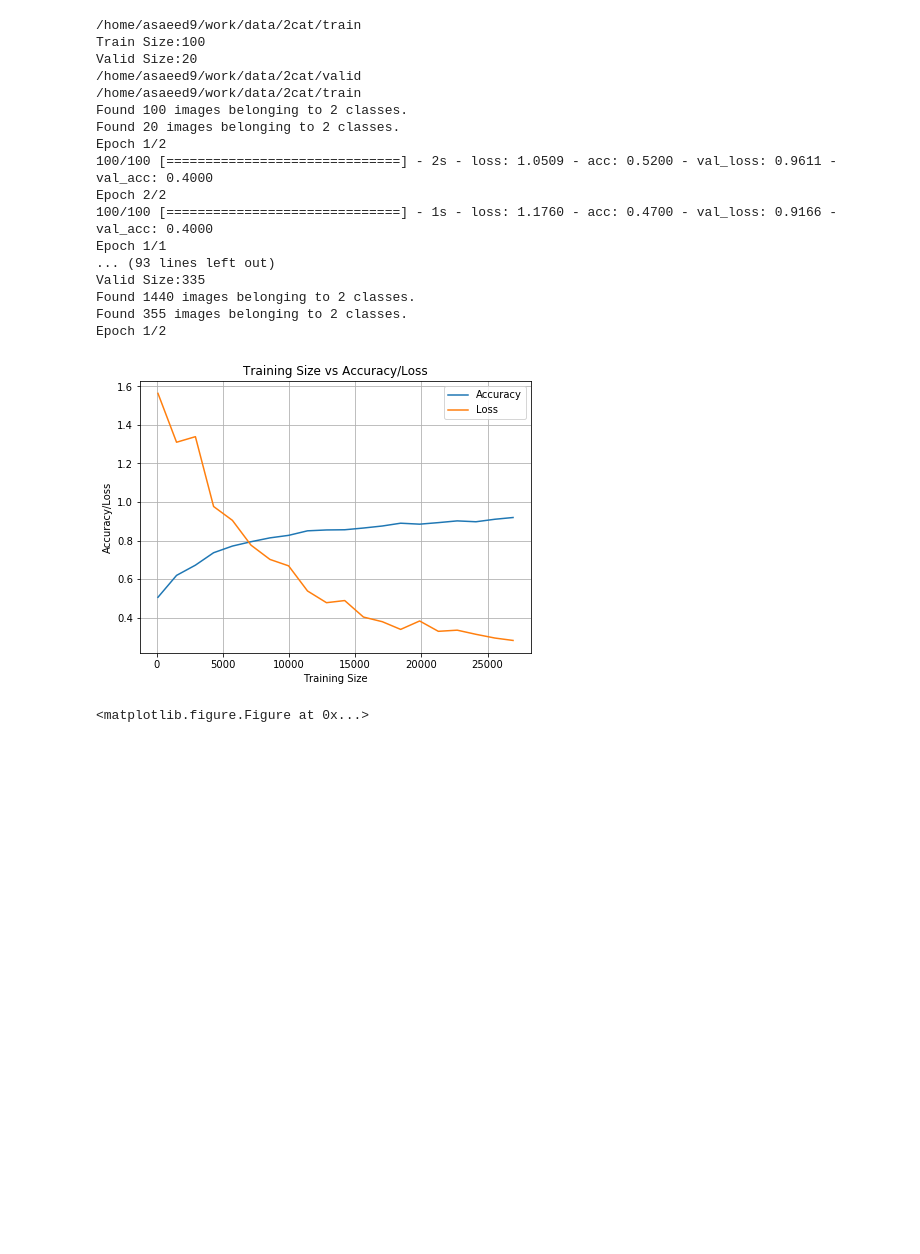
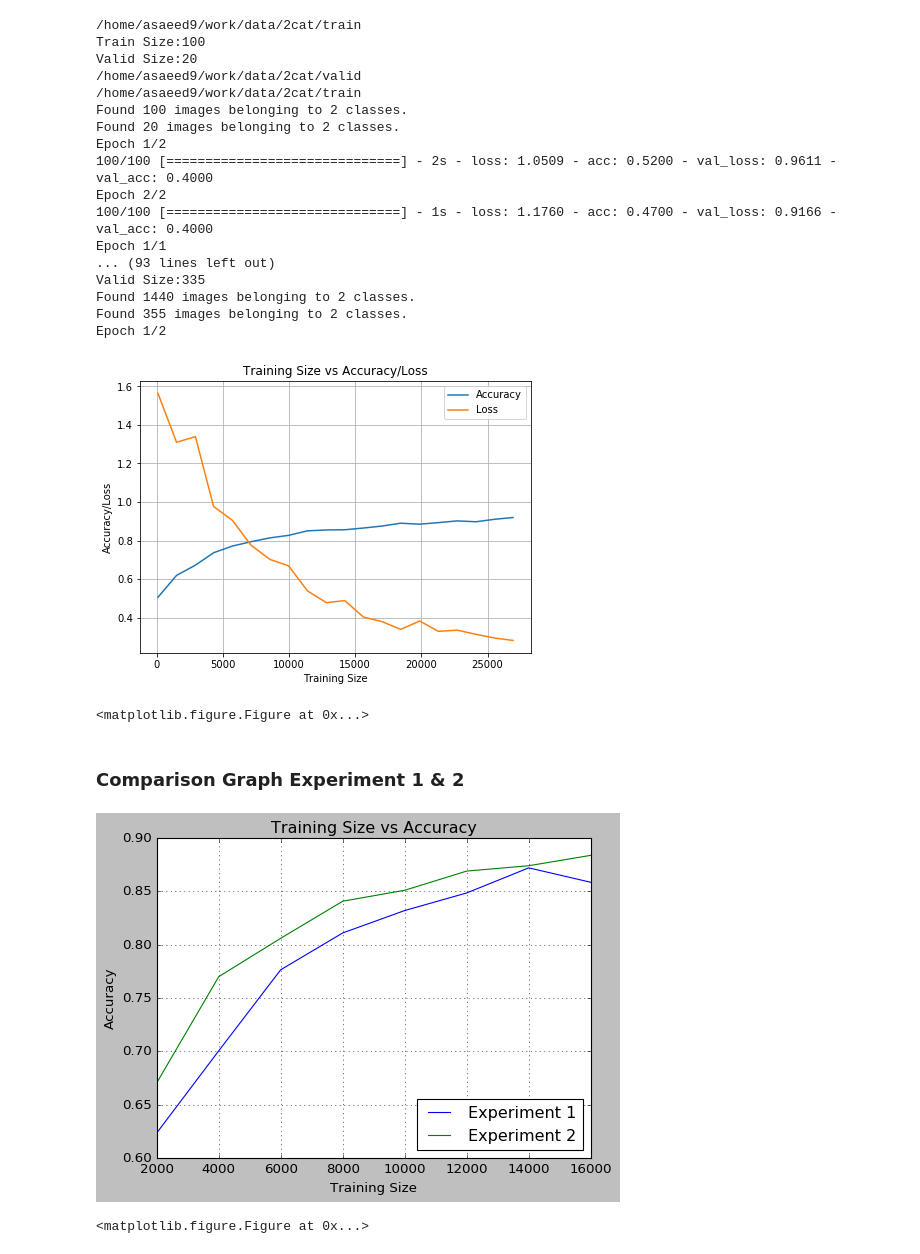
Before and after one commit to asaeed9/deeplearning, a Jupyter notebook: cnn_exp2_12102017_iter2.ipynb, the cells around one changed output. Cells and saved outputs as stored; diff of their text form; code cells hidden in the pictures; blank space fills up the shorter version.

Commit message:
after removing logs and finalizing previous experiments till 18112017

```diff
--- a/cnn_exp2_12102017_iter2.ipynb
+++ b/cnn_exp2_12102017_iter2.ipynb
@@ -134,11 +134,24 @@ def generate_size_graph(fig_no, training_size, accuracy, loss, start_size, end_s
     plt.plot(training_size,accuracy)
     plt.plot(training_size,loss)
     plt.xlabel('Training Size')
+    plt.ylabel('Accuracy')
+    plt.title('Training Size vs Accuracy')
+    plt.grid(True)
+    plt.legend(['Experiment 1','Experiment 2'], loc=4)
+    plt.style.use(['classic'])
+    plt.show()
+    plt.savefig(path + '/batch_graphs/' +  str(start_size) + '_' + str(end_size) + '.jpg')
+
+def generate_size_graph_al(fig_no, training_size, accuracy, loss, start_size, end_size):
+    plt.figure(fig_no,figsize=(7,5))
+    plt.plot(training_size,accuracy)
+    plt.plot(training_size,loss)
+    plt.xlabel('Training Size')
     plt.ylabel('Accuracy/Loss')
     plt.title('Training Size vs Accuracy/Loss')
     plt.grid(True)
-    plt.legend(['Accuracy','Loss'])
-    plt.style.use(['classic'])
+    plt.legend(['Experiment 2','Loss'])
+    #plt.style.use(['classic'])
     plt.show()
     plt.savefig(path + '/batch_graphs/' +  str(start_size) + '_' + str(end_size) + '.jpg')
 
@@ -480,3 +503,15 @@ generate_size_graph(1, training_set_size, accuracy_array, loss_array, min(traini
 # %% [output]
 [figure]
 <matplotlib.figure.Figure at 0x...>
+# %% [markdown]
+### Comparison Graph Experiment 1 & 2
+# %%
+training_set_size = range(2000, 18000, 2000)
+#accuracy_exp1 = [0.62350000000000005, 0.70050000000000001, 0.77649999999999997, 0.81100000000000005, 0.83199999999999996, 0.84850000000000003, 0.872]
+#accuracy_exp2 = [0.67049999999999998, 0.77000000000000002, 0.80600000000000005, 0.84075, 0.85099999999999998, 0.86899999999999999, 0.874]
+accuracy_exp1 = [0.62350000000000005, 0.70050000000000001, 0.77649999999999997, 0.81100000000000005, 0.83199999999999996, 0.84850000000000003, 0.872, 0.85850000000000004]
+accuracy_exp2 = [0.67049999999999998, 0.77000000000000002, 0.80600000000000005, 0.84075, 0.85099999999999998, 0.86899999999999999, 0.874, 0.88375000000000004]
+generate_size_graph(1, training_set_size, accuracy_exp1, accuracy_exp2, min(training_set_size), max(training_set_size))
+# %% [output]
+[figure, added]
+<matplotlib.figure.Figure at 0x...>
```
Also changed, not shown: parts of 16 cells of this notebook, 10 other files.
